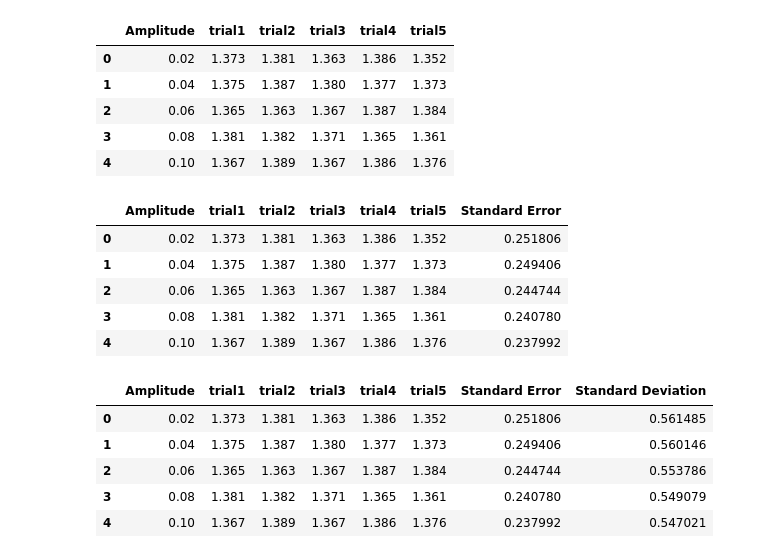
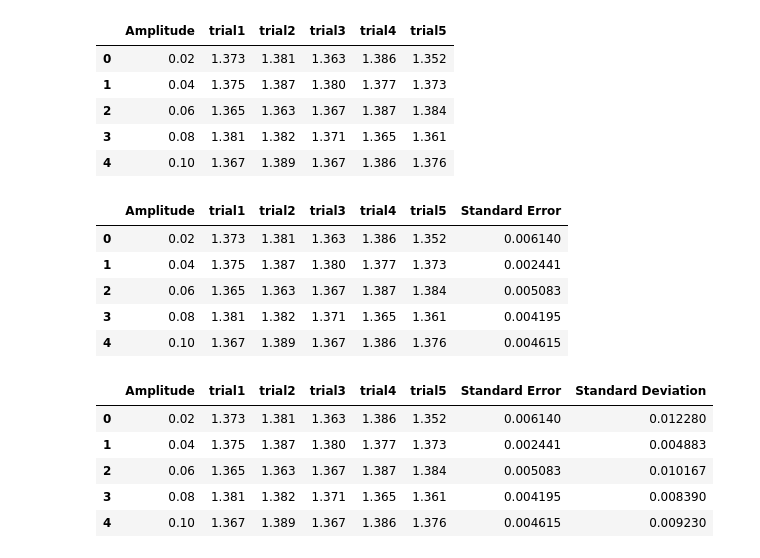
Before and after one commit to sbuare/PHYS195_Labs, a Jupyter notebook: PHYS195_Lab_9.ipynb, the cells around one changed output. Drawn from its saved outputs; the diff is of its cells as text; code cells hidden in the pictures.

```diff
--- a/PHYS195_Lab_9.ipynb
+++ b/PHYS195_Lab_9.ipynb
@@ -159,25 +157,25 @@ table3
 | 3 | 0.08 | 1.381 | 1.382 | 1.371 | 1.365 | 1.361 |
 | 4 | 0.10 | 1.367 | 1.389 | 1.367 | 1.386 | 1.376 |
 # %%
-table3['Standard Error'] = table3.std(axis=1, ddof=0) / (4**0.5)
+table3['Standard Error'] = table3.loc[:, 'trial1':'trial5'].std(axis=1, ddof=0) / (4**0.5)
 table3
 # %% [output]
 |  | Amplitude | trial1 | trial2 | trial3 | trial4 | trial5 | Standard Error |
-| 0 | 0.02 | 1.373 | 1.381 | 1.363 | 1.386 | 1.352 | 0.251806 |
-| 1 | 0.04 | 1.375 | 1.387 | 1.380 | 1.377 | 1.373 | 0.249406 |
-| 2 | 0.06 | 1.365 | 1.363 | 1.367 | 1.387 | 1.384 | 0.244744 |
-| 3 | 0.08 | 1.381 | 1.382 | 1.371 | 1.365 | 1.361 | 0.240780 |
-| 4 | 0.10 | 1.367 | 1.389 | 1.367 | 1.386 | 1.376 | 0.237992 |
+| 0 | 0.02 | 1.373 | 1.381 | 1.363 | 1.386 | 1.352 | 0.006140 |
+| 1 | 0.04 | 1.375 | 1.387 | 1.380 | 1.377 | 1.373 | 0.002441 |
+| 2 | 0.06 | 1.365 | 1.363 | 1.367 | 1.387 | 1.384 | 0.005083 |
+| 3 | 0.08 | 1.381 | 1.382 | 1.371 | 1.365 | 1.361 | 0.004195 |
+| 4 | 0.10 | 1.367 | 1.389 | 1.367 | 1.386 | 1.376 | 0.004615 |
 # %%
-table3['Standard Deviation'] = table3.std(axis=1, ddof=0)
+table3['Standard Deviation'] = table3.loc[:,'trial1':'trial5'].std(axis=1, ddof=0)
 table3
 # %% [output]
 |  | Amplitude | trial1 | trial2 | trial3 | trial4 | trial5 | Standard Error | Standard Deviation |
-| 0 | 0.02 | 1.373 | 1.381 | 1.363 | 1.386 | 1.352 | 0.251806 | 0.561485 |
-| 1 | 0.04 | 1.375 | 1.387 | 1.380 | 1.377 | 1.373 | 0.249406 | 0.560146 |
-| 2 | 0.06 | 1.365 | 1.363 | 1.367 | 1.387 | 1.384 | 0.244744 | 0.553786 |
-| 3 | 0.08 | 1.381 | 1.382 | 1.371 | 1.365 | 1.361 | 0.240780 | 0.549079 |
-| 4 | 0.10 | 1.367 | 1.389 | 1.367 | 1.386 | 1.376 | 0.237992 | 0.547021 |
+| 0 | 0.02 | 1.373 | 1.381 | 1.363 | 1.386 | 1.352 | 0.006140 | 0.012280 |
+| 1 | 0.04 | 1.375 | 1.387 | 1.380 | 1.377 | 1.373 | 0.002441 | 0.004883 |
+| 2 | 0.06 | 1.365 | 1.363 | 1.367 | 1.387 | 1.384 | 0.005083 | 0.010167 |
+| 3 | 0.08 | 1.381 | 1.382 | 1.371 | 1.365 | 1.361 | 0.004195 | 0.008390 |
+| 4 | 0.10 | 1.367 | 1.389 | 1.367 | 1.386 | 1.376 | 0.004615 | 0.009230 |
 # %%
 table3.insert(6, 'Average Oscillation Period', table3.loc[:, 'trial1':'trial5'].mean(axis=1))
 # %%
```
Also changed, not shown: parts of 8 cells of this notebook.
